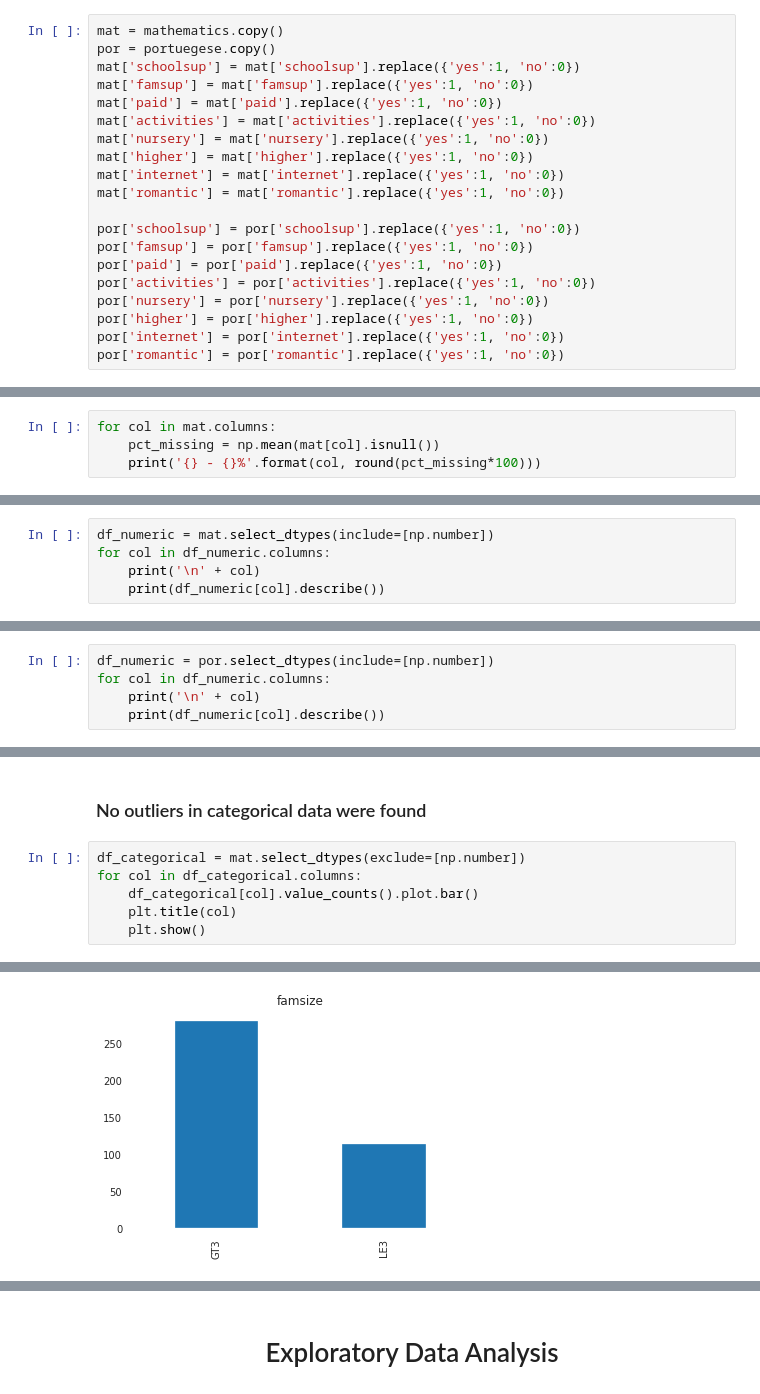
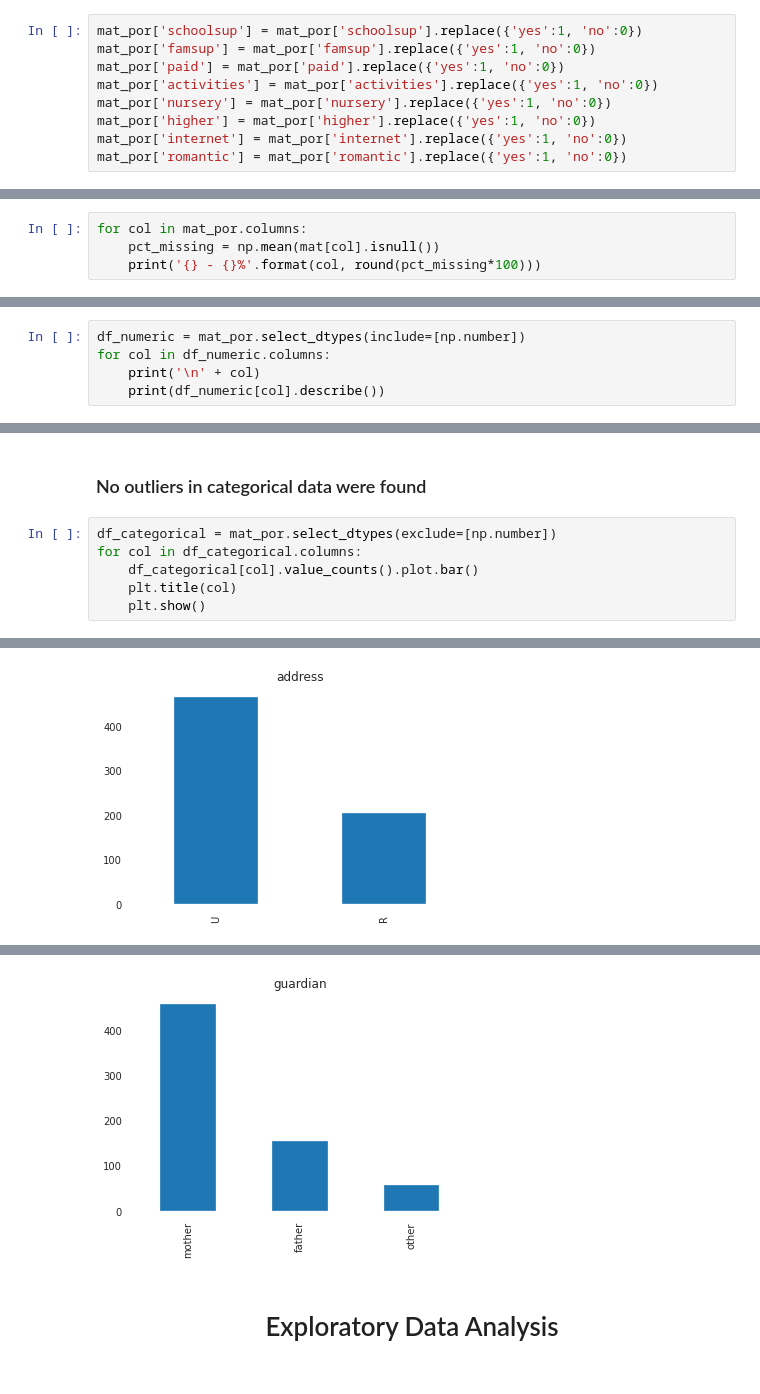
Before and after one commit to Data-Science-and-Software-Engineering/alcohol_impact, a Jupyter notebook: alcohol_impact.ipynb, the cells around one changed output, grey strips where cells are left out. Cells and saved outputs as stored; diff of their text form.

```diff
--- a/alcohol_impact.ipynb
+++ b/alcohol_impact.ipynb
@@ -24,25 +49,14 @@ portuegese = pd.read_csv('./data/student_por.csv')
 # %% [markdown]
 # <div align="center">Encoding binary data </div>
 # %%
-mat = mathematics.copy()
-por = portuegese.copy()
-mat['schoolsup'] = mat['schoolsup'].replace({'yes':1, 'no':0})
-mat['famsup'] = mat['famsup'].replace({'yes':1, 'no':0})
-mat['paid'] = mat['paid'].replace({'yes':1, 'no':0})
-mat['activities'] = mat['activities'].replace({'yes':1, 'no':0})
-mat['nursery'] = mat['nursery'].replace({'yes':1, 'no':0})
-mat['higher'] = mat['higher'].replace({'yes':1, 'no':0})
-mat['internet'] = mat['internet'].replace({'yes':1, 'no':0})
-mat['romantic'] = mat['romantic'].replace({'yes':1, 'no':0})
-
-por['schoolsup'] = por['schoolsup'].replace({'yes':1, 'no':0})
-por['famsup'] = por['famsup'].replace({'yes':1, 'no':0})
-por['paid'] = por['paid'].replace({'yes':1, 'no':0})
-por['activities'] = por['activities'].replace({'yes':1, 'no':0})
-por['nursery'] = por['nursery'].replace({'yes':1, 'no':0})
-por['higher'] = por['higher'].replace({'yes':1, 'no':0})
-por['internet'] = por['internet'].replace({'yes':1, 'no':0})
-por['romantic'] = por['romantic'].replace({'yes':1, 'no':0})
+mat_por['schoolsup'] = mat_por['schoolsup'].replace({'yes':1, 'no':0})
+mat_por['famsup'] = mat_por['famsup'].replace({'yes':1, 'no':0})
+mat_por['paid'] = mat_por['paid'].replace({'yes':1, 'no':0})
+mat_por['activities'] = mat_por['activities'].replace({'yes':1, 'no':0})
+mat_por['nursery'] = mat_por['nursery'].replace({'yes':1, 'no':0})
+mat_por['higher'] = mat_por['higher'].replace({'yes':1, 'no':0})
+mat_por['internet'] = mat_por['internet'].replace({'yes':1, 'no':0})
+mat_por['romantic'] = mat_por['romantic'].replace({'yes':1, 'no':0})
 # %% [markdown]
 # <div align="center">Data Cleaning</div>
 # %% [markdown]
@@ -66,7 +80,7 @@ mat
 # %% [markdown]
 ### Data does not have missing values
 # %%
-for col in mat.columns:
+for col in mat_por.columns:
     pct_missing = np.mean(mat[col].isnull())
     print('{} - {}%'.format(col, round(pct_missing*100)))
 # %% [output]
@@ -92,7 +106,7 @@ G3 - 0.0%
 # %% [markdown]
 ### No outliers in numerical data were found
 # %%
-df_numeric = mat.select_dtypes(include=[np.number])
+df_numeric = mat_por.select_dtypes(include=[np.number])
 for col in df_numeric.columns:
     print('\n' + col)
     print(df_numeric[col].describe())
@@ -115,7 +129,2 @@ age
 max       20.000000
 Name: G3, dtype: float64
-# %%
-df_numeric = por.select_dtypes(include=[np.number])
-for col in df_numeric.columns:
-    print('\n' + col)
-    print(df_numeric[col].describe())
@@ -140,7 +131,7 @@ Name: G3, dtype: float64
 # %% [markdown]
 ### No outliers in categorical data were found
 # %%
-df_categorical = mat.select_dtypes(exclude=[np.number])
+df_categorical = mat_por.select_dtypes(exclude=[np.number])
 for col in df_categorical.columns:
     df_categorical[col].value_counts().plot.bar()
     plt.title(col)
@@ -151 +142 @@ for col in df_categorical.columns:
-[figure, old version]
+[figure, new version]
@@ -157,3 +148,4 @@ for col in df_categorical.columns:
+[figure, added]
 # %% [markdown]
 # <div align="center">Exploratory Data Analysis</div>
 # %% [markdown]
```
Also changed, not shown: parts of 22 cells of this notebook.
